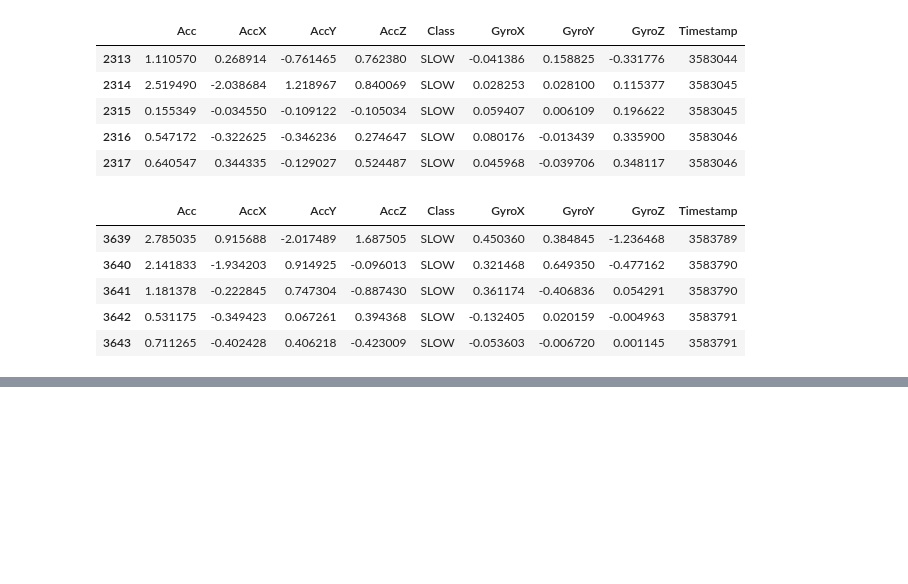
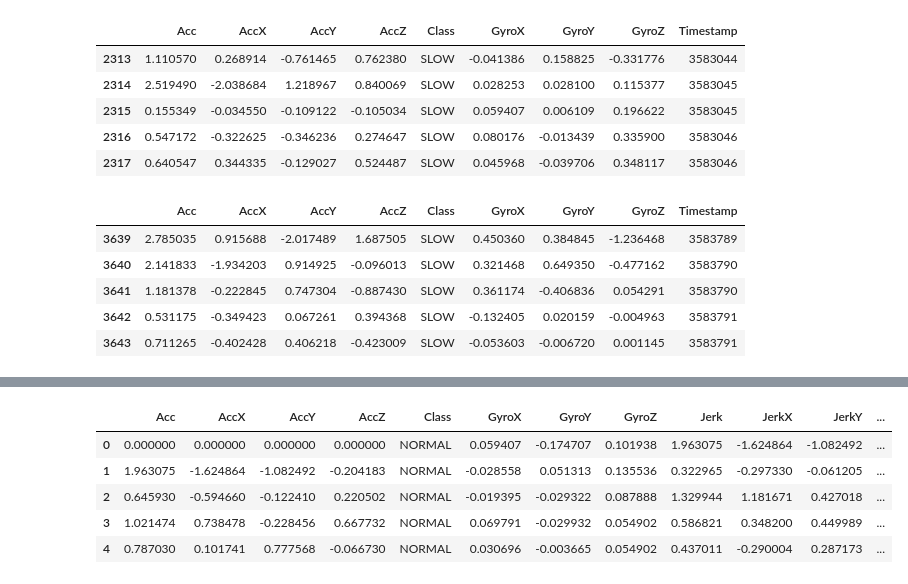
Before and after one commit to aurvantGitHub/driving_behavior, a Jupyter notebook: main.ipynb, the cells around one changed output, grey strips where cells are left out. Saved outputs shown, nothing was run; the diff lists cells and outputs as text; code cells hidden in the pictures; blank space fills up the shorter version.

Commit message:
jerk calculation

```diff
--- a/main.ipynb
+++ b/main.ipynb
@@ -144,7 +146,9 @@ df_4.tail()
 # %%
 # acceleration norm
-df['Acc'] = np.sqrt(df['AccX']**2 + df['AccY']**2 + df['AccZ']**2)
+dfs = [df_1, df_2, df_3, df_4]
 
-df = df.reindex(sorted(df.columns), axis=1)
-df.head()
+for dataframe in dfs:
+    dataframe.loc[:,'Acc'] = np.sqrt(dataframe.loc[:,'AccX']**2 + dataframe.loc[:,'AccY']**2 + dataframe.loc[:,'AccZ']**2)
+    dataframe = dataframe.reindex(sorted(df.columns), axis=1)
+    display(dataframe.head())
 # %% [output]
@@ -152,0 +179,19 @@ df.head()
+# %%
+# jerk
+for dataframe in dfs:
+    jerkx = np.gradient(dataframe.loc[:,'AccX'])
+    jerky = np.gradient(dataframe.loc[:,'AccY'])
+    jerkz = np.gradient(dataframe.loc[:,'AccZ'])
+    dataframe.loc[:,'JerkX'] = jerkx
+    dataframe.loc[:,'JerkY'] = jerky
+    dataframe.loc[:,'JerkZ'] = jerkz
+    dataframe.loc[:,'Jerk'] = np.sqrt(dataframe.loc[:,'JerkX']**2 + dataframe.loc[:,'JerkY']**2 + dataframe.loc[:,'JerkZ']**2)
+    dataframe = dataframe.reindex(sorted(dataframe.columns), axis=1)
+    display(dataframe.head())
+# %% [output]
+|  | Acc | AccX | AccY | AccZ | Class | GyroX | GyroY | GyroZ | Jerk | JerkX | JerkY | ... |
+| 0 | 0.000000 | 0.000000 | 0.000000 | 0.000000 | NORMAL | 0.059407 | -0.174707 | 0.101938 | 1.963075 | -1.624864 | -1.082492 | ... |
+| 1 | 1.963075 | -1.624864 | -1.082492 | -0.204183 | NORMAL | -0.028558 | 0.051313 | 0.135536 | 0.322965 | -0.297330 | -0.061205 | ... |
+| 2 | 0.645930 | -0.594660 | -0.122410 | 0.220502 | NORMAL | -0.019395 | -0.029322 | 0.087888 | 1.329944 | 1.181671 | 0.427018 | ... |
+| 3 | 1.021474 | 0.738478 | -0.228456 | 0.667732 | NORMAL | 0.069791 | -0.029932 | 0.054902 | 0.586821 | 0.348200 | 0.449989 | ... |
+| 4 | 0.787030 | 0.101741 | 0.777568 | -0.066730 | NORMAL | 0.030696 | -0.003665 | 0.054902 | 0.437011 | -0.290004 | 0.287173 | ... |
```
Also changed, not shown: parts of 5 cells of this notebook.
